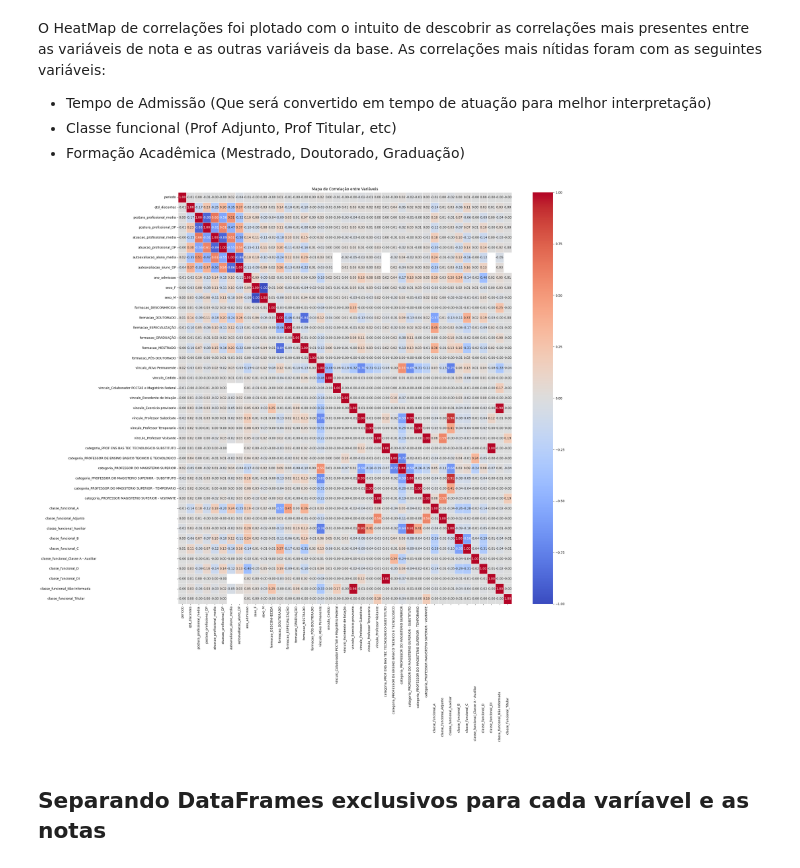
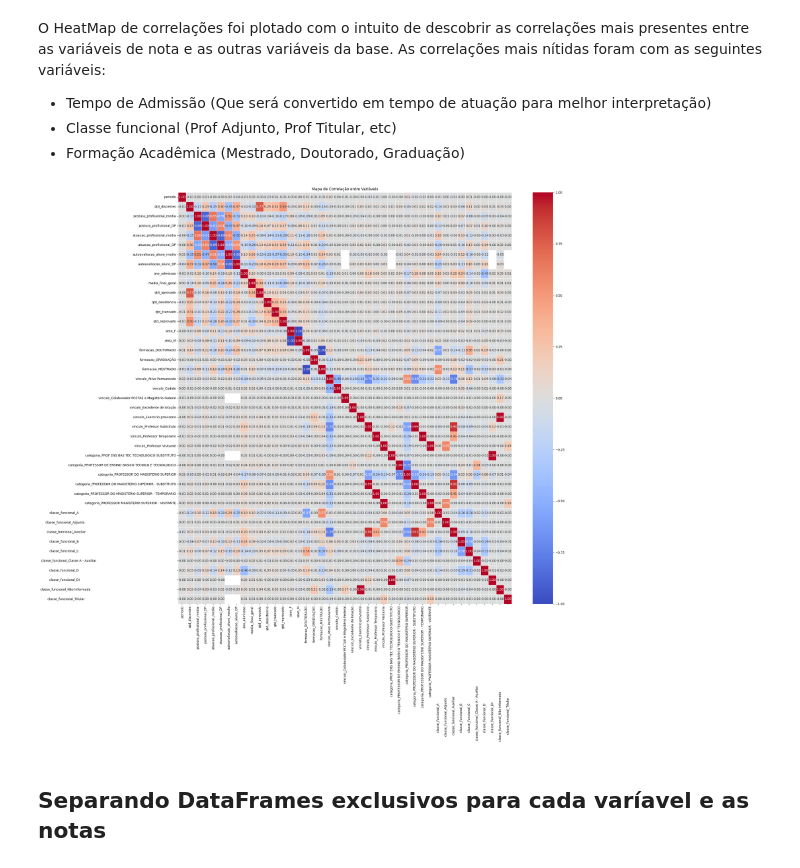
Before and after one commit to PETCC-UFRN/data-pet, a Jupyter notebook: ENAPET2025/EDA_professores.ipynb, the cells around one changed output. Saved outputs shown, nothing was run; the diff lists cells and outputs as text; code cells hidden in the pictures.

```diff
--- a/ENAPET2025/EDA_professores.ipynb
+++ b/ENAPET2025/EDA_professores.ipynb
@@ -12,7 +12,8 @@ import seaborn as sns
 # %% [markdown]
 ## Carregando Arquivo CSV
 # %%
-df = pd.read_csv("../2.0_dados_abertos_UFRN/1_limpeza_de_dados/databases/docentes_e_avaliação_criptografado.csv", sep=";")
+df = pd.read_csv("../2.0_dados_abertos_UFRN/1_limpeza_de_dados/databases/avaliacoes_Docentes_Turmas.csv", sep=";")
+df = df.sort_values(by='ano')
 # %% [markdown]
 ## Informações gerais
 # %%
@@ -45,19 +45,19 @@ O HeatMap de correlações foi plotado com o intuito de descobrir as correlaçõ
 - Classe funcional (Prof Adjunto, Prof Titular, etc)
 - Formação Acadêmica (Mestrado, Doutorado, Graduação)
 # %%
-df_encoded = df.drop(columns=['nome', 'id_turma', 'ano', 'lotacao']) #'qtd_discentes', 'lotacao'
+df_encoded = df.drop(columns=['nome', 'id_turma', 'lotacao','ano', 'qtd_aprovado_por_nota','qtd_reprovado_por_média_e_por_faltas','qtd_reprovado_por_faltas','qtd_reprovado_por_nota_e_falta','qtd_reprovado_por_nota']) #'qtd_discentes', 'lotacao'
 
 df_encoded = pd.get_dummies(df_encoded)
 
 correlacao = df_encoded.corr()
 
 plt.figure(figsize=(25, 25))
 sns.heatmap(correlacao, annot=True, fmt=".2f", cmap="coolwarm", linewidths=0.5)
 plt.title("Mapa de Correlação entre Variáveis")
 plt.tight_layout()
 plt.show()
 # %% [output]
-[figure, old version]
+[figure, new version]
 # %% [markdown]
 ## Separando DataFrames exclusivos para cada varíavel e as notas
 # %% [markdown]
```
Also changed, not shown: parts of 12 cells of this notebook.
